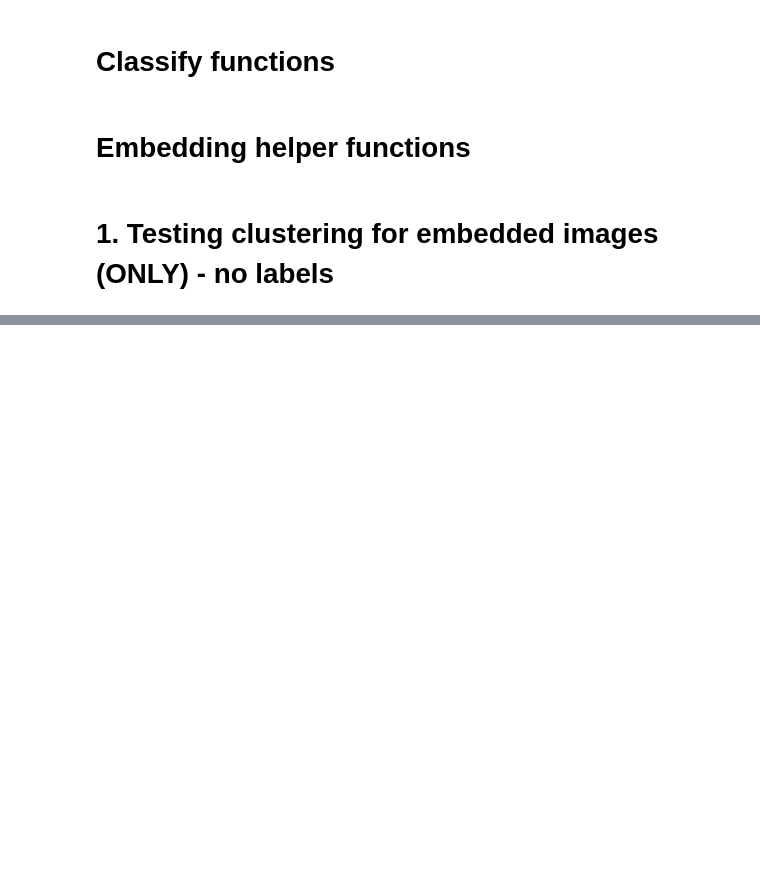
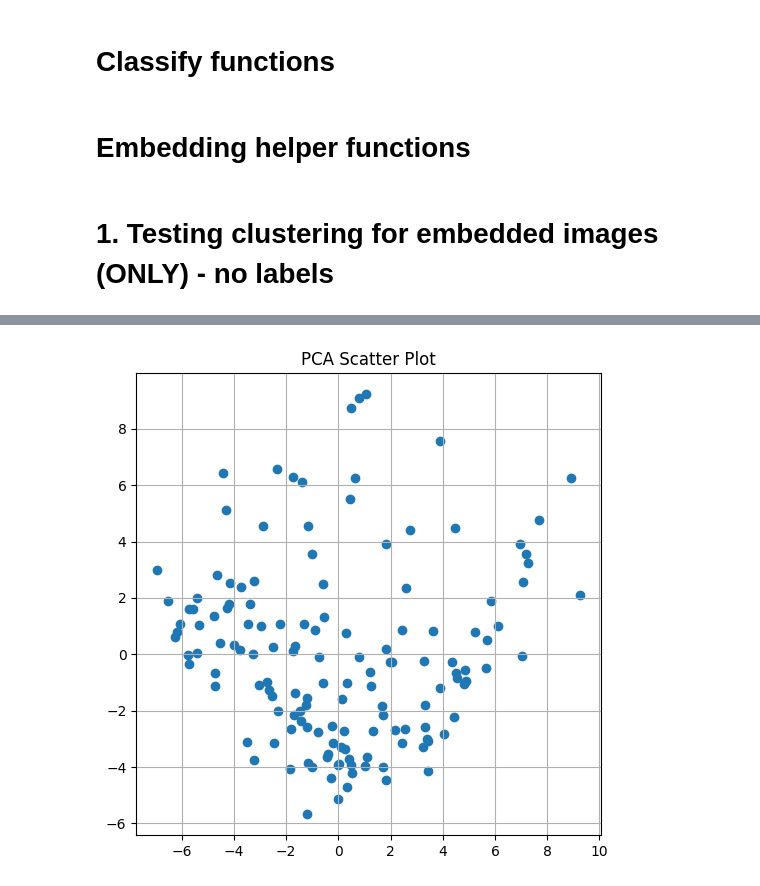
Before and after one commit to mwsong/COGS118B_FA25_Project, a Jupyter notebook: mushroom_classifier.ipynb, the cells around one changed output, grey strips where cells are left out. Cells and saved outputs as stored; diff of their text form; code cells hidden in the pictures; blank space fills up the shorter version.

```diff
--- a/mushroom_classifier.ipynb
+++ b/mushroom_classifier.ipynb
@@ -286,0 +280,5 @@ root_folder = "mushrooms"
+# %%
+reduced_2d, pca_2d = run_pca(all_embeds, n = 2)
+plot_pca_2d(reduced_2d)
+# %% [output]
+[figure, added]
```
Also changed, not shown: parts of 9 cells of this notebook.
